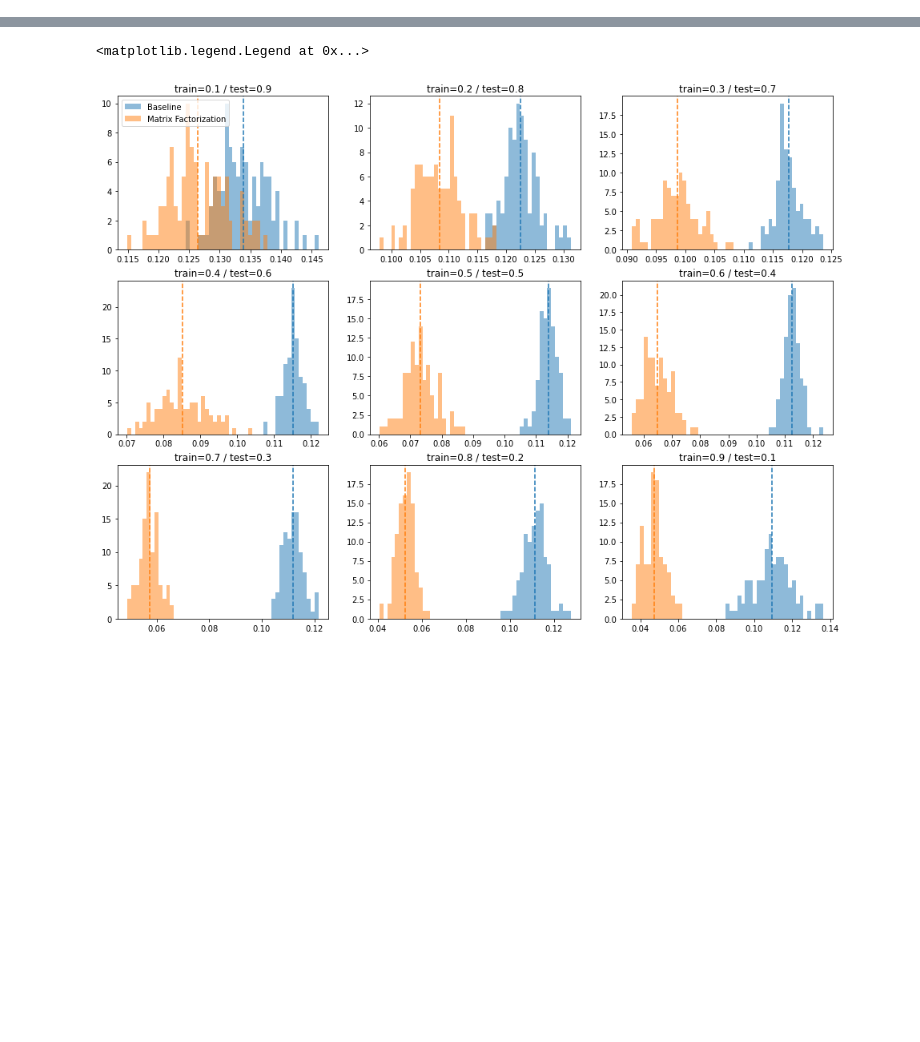
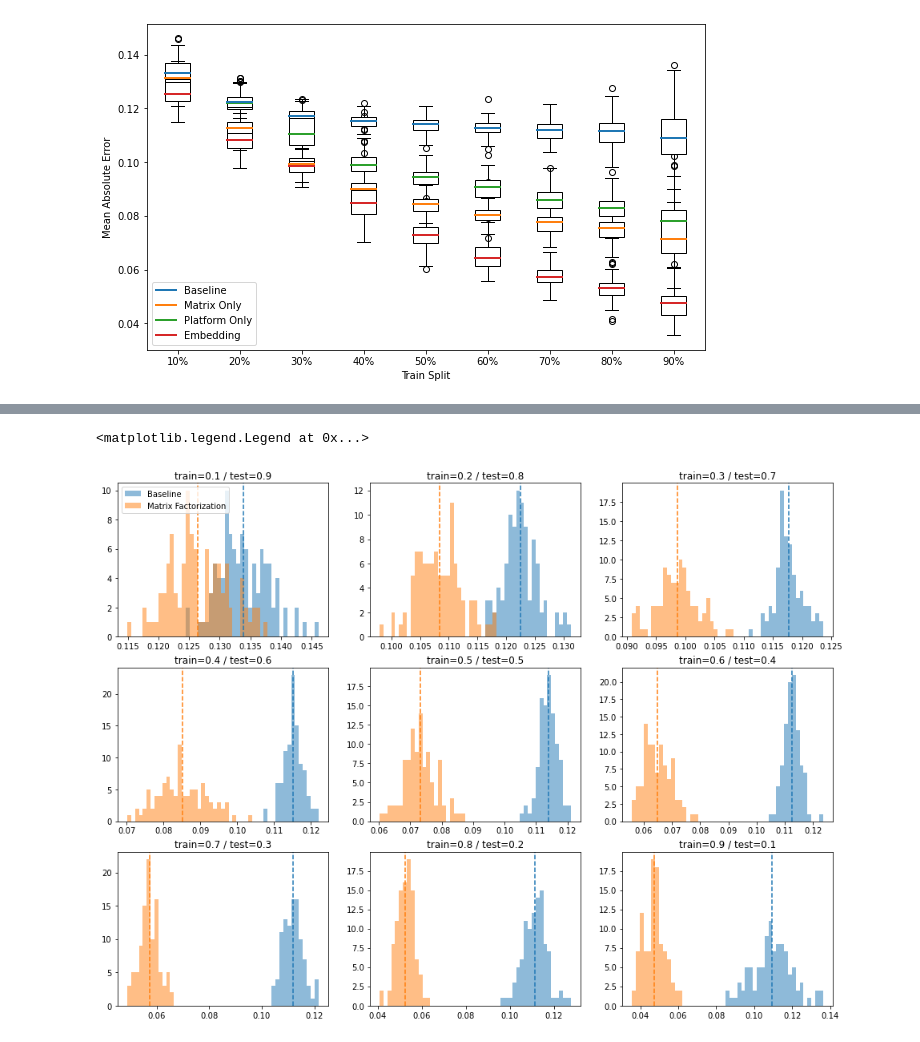
Before and after one commit to WiseLabCMU/pitot, a Jupyter notebook: results.ipynb, the cells around one changed output, grey strips where cells are left out. Saved outputs shown, nothing was run; the diff lists cells and outputs as text; code cells hidden in the pictures; blank space fills up the shorter version.

```diff
--- a/results.ipynb
+++ b/results.ipynb
@@ -64,0 +118,4 @@ comparisons = [res.compare() for res in results]
+# %%
+plots(["linear", "runtime_only", "embedding"])
+# %% [output]
+[figure, added]
```
Also changed, not shown: parts of 12 cells of this notebook.
